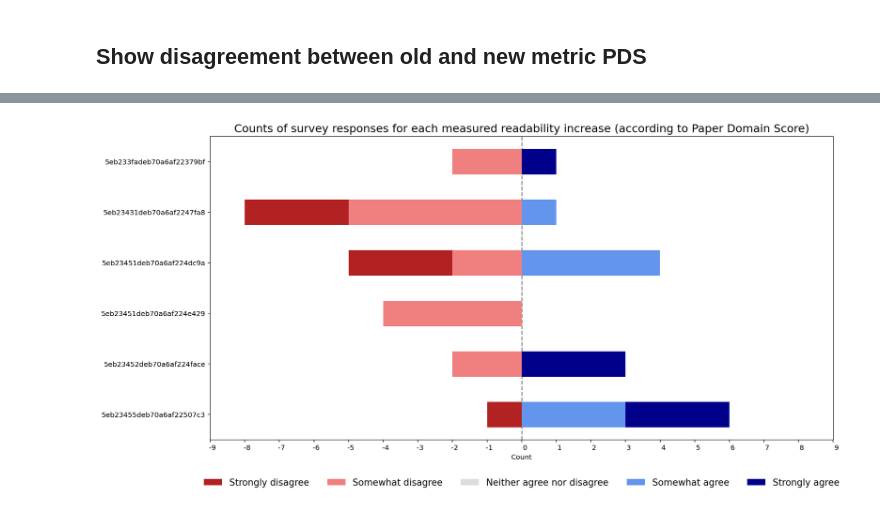
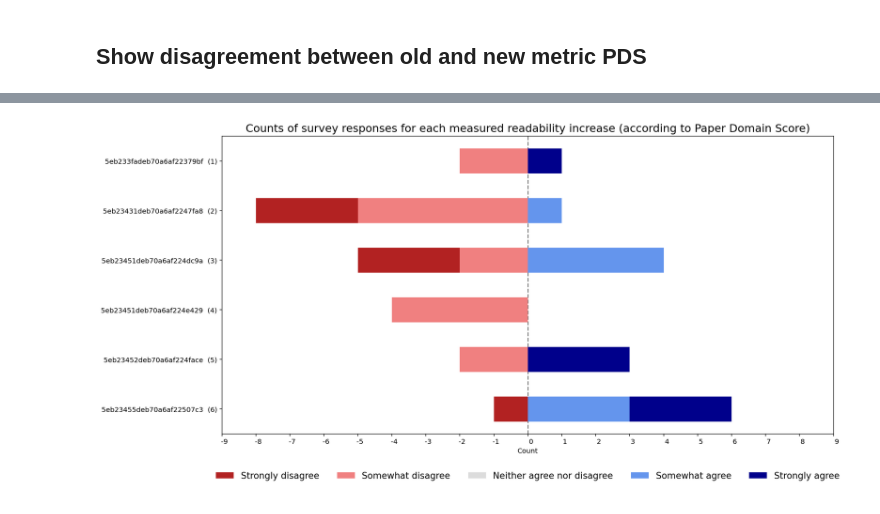
Before and after one commit to TiredFalcon/readse-internal-validity, a Jupyter notebook: Survey_responses_analysys.ipynb, the cells around one changed output, grey strips where cells are left out. Saved outputs shown, nothing was run; the diff lists cells and outputs as text; code cells hidden in the pictures.

```diff
--- a/Survey_responses_analysys.ipynb
+++ b/Survey_responses_analysys.ipynb
@@ -467,9 +469,10 @@ disagreeing_for_metric(df, 'pdsDelta')
 # %%
 plot_likert(
     get_likert_counts(to_all_decreases(df[df['qid'].isin(disagreeing_for_metric(df, 'pdsDelta').index)], 'pdsDelta')),
     include_neutral = False,
+    number_elements=True,
     fname = 'extra/paper_domain_likert_counts_disagreeing.png',
     metric = 'Paper Domain Score'
 )
 # %% [output]
-[figure, old version]
+[figure, new version]
```
Also changed, not shown: parts of 2 cells of this notebook, 3 other files.
